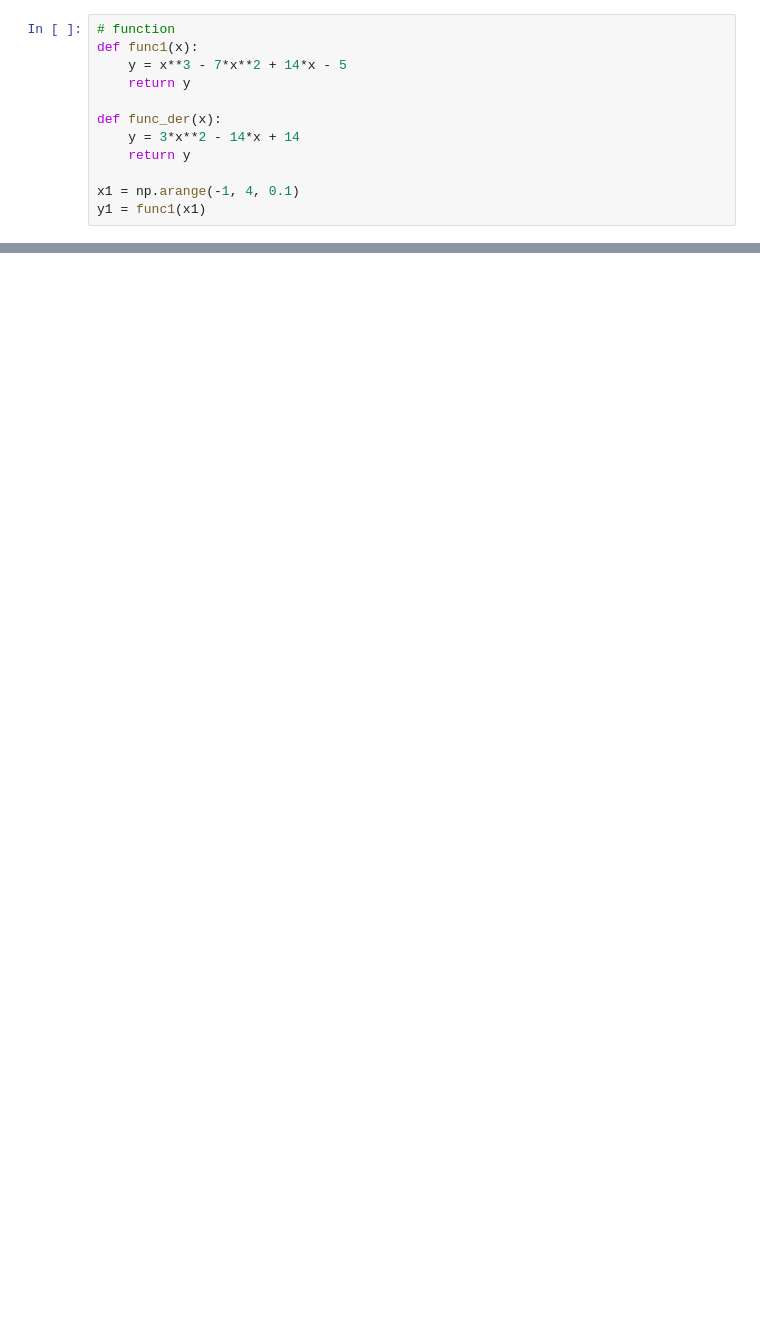
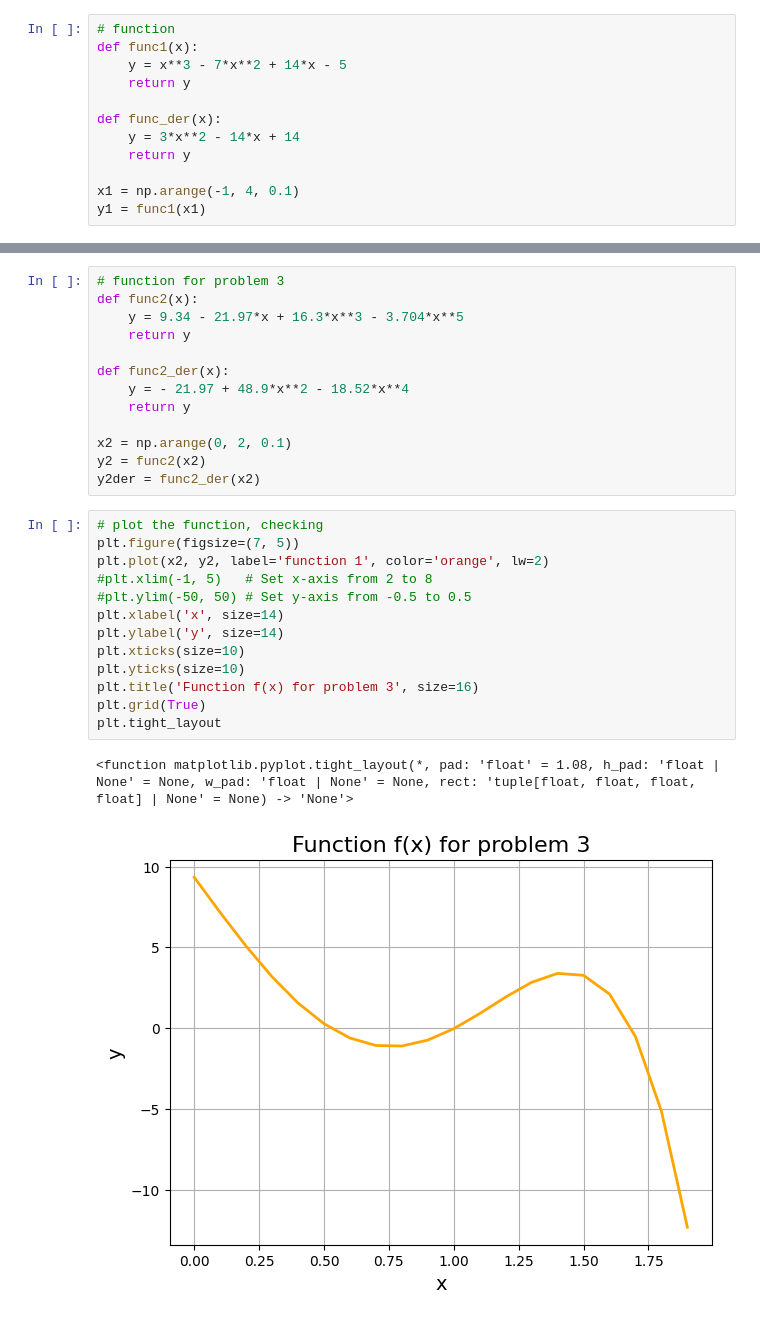
Before and after one commit to galih123star/computational2026, a Jupyter notebook: HW02/HW02_CPA.ipynb, the cells around one changed output, grey strips where cells are left out. Cells and saved outputs as stored; diff of their text form; blank space fills up the shorter version.

Commit message:
HW02, all main tasks done, final check

```diff
--- a/HW02/HW02_CPA.ipynb
+++ b/HW02/HW02_CPA.ipynb
@@ -157,0 +184,29 @@ plt.show()
+# %%
+# function for problem 3
+def func2(x):
+    y = 9.34 - 21.97*x + 16.3*x**3 - 3.704*x**5
+    return y
+
+def func2_der(x):
+    y = - 21.97 + 48.9*x**2 - 18.52*x**4
+    return y
+
+x2 = np.arange(0, 2, 0.1)
+y2 = func2(x2)
+y2der = func2_der(x2)
+# %%
+# plot the function, checking
+plt.figure(figsize=(7, 5))
+plt.plot(x2, y2, label='function 1', color='orange', lw=2)
+#plt.xlim(-1, 5)   # Set x-axis from 2 to 8
+#plt.ylim(-50, 50) # Set y-axis from -0.5 to 0.5
+plt.xlabel('x', size=14)
+plt.ylabel('y', size=14)
+plt.xticks(size=10)
+plt.yticks(size=10)
+plt.title('Function f(x) for problem 3', size=16)
+plt.grid(True)
+plt.tight_layout
+# %% [output]
+<function matplotlib.pyplot.tight_layout(*, pad: 'float' = 1.08, h_pad: 'float | None' = None, w_pad: 'float | None' = None, rect: 'tuple[float, float, float, float] | None' = None) -> 'None'>
+[figure, added]
```
Also changed, not shown: parts of 11 cells of this notebook.
